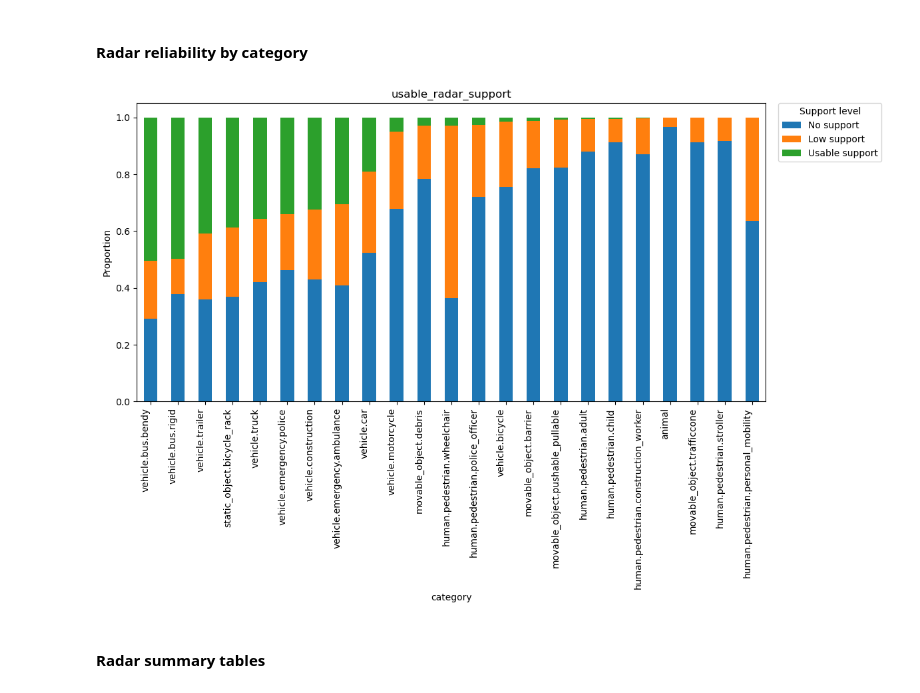
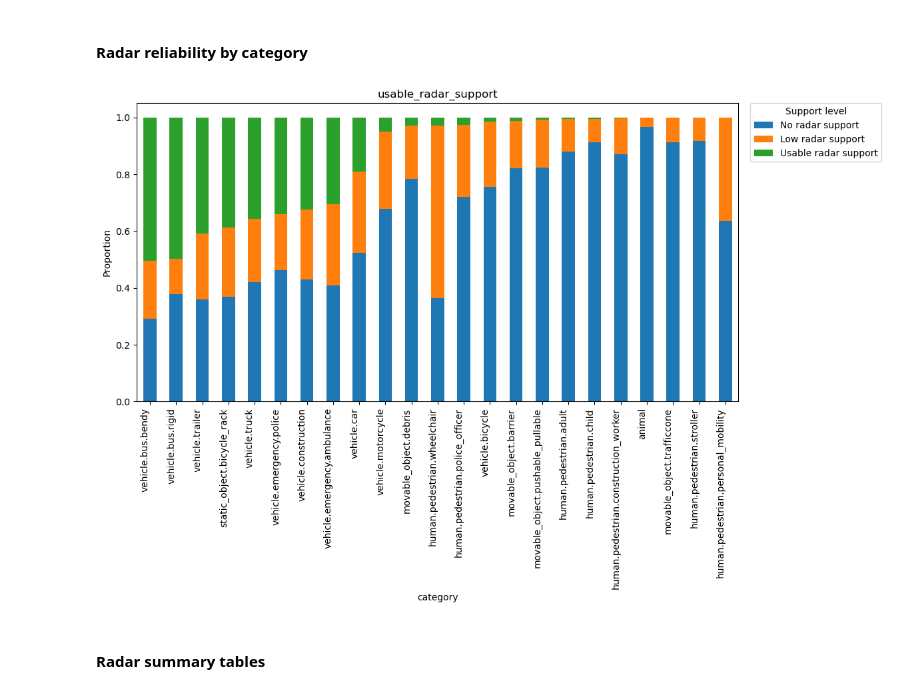
Before and after one commit to darkcyan-ugli-fruit/nuscenes-multimodal-learning, a Jupyter notebook: notebooks/00_EDA.ipynb, the cells around one changed output. Saved outputs shown, nothing was run; the diff lists cells and outputs as text; code cells hidden in the pictures.

Commit message:
nb 00: updated the camera features names

```diff
--- a/notebooks/00_EDA.ipynb
+++ b/notebooks/00_EDA.ipynb
@@ -886,15 +886,16 @@ features_df[
 q25: float = float(features_df["max_box_area_px"].quantile(0.25))
 q50: float = float(features_df["max_box_area_px"].quantile(0.50))
 
-features_df["weak_camera_view"] = features_df["max_box_area_px"] <= q25
-features_df["limited_camera_view"] = features_df["max_box_area_px"].between(
+features_df["no_camera_support"] = features_df["max_box_area_px"] <= q25
+features_df["low_camera_support"] = features_df["max_box_area_px"].between(
     q25,
     q50,
     inclusive="right",
 )
-features_df["good_camera_view"] = features_df["max_box_area_px"] > q50
 
-print(features_df["weak_camera_view"].value_counts())
-print(features_df["limited_camera_view"].value_counts())
-print(features_df["good_camera_view"].value_counts())
+features_df["usable_camera_support"] = features_df["max_box_area_px"] > q50
+
+print(features_df["no_camera_support"].value_counts())
+print(features_df["low_camera_support"].value_counts())
+print(features_df["usable_camera_support"].value_counts())
 # %% [output]
@@ -1823,27 +1824,27 @@ for flag, label in radar_flags.items():
 # %%
 radar_by_distance: pd.DataFrame = (
     eda_df.groupby("category_name")[
         ["no_radar_support", "low_radar_support", "usable_radar_support"]
     ]
     .mean()
     .rename(columns={
-        "no_radar_support": "No support",
-        "low_radar_support": "Low support",
-        "usable_radar_support": "Usable support",
+        "no_radar_support": radar_flags["no_radar_support"],
+        "low_radar_support": radar_flags["low_radar_support"],
+        "usable_radar_support": radar_flags["usable_radar_support"],
     })
-    .sort_values("Usable support", ascending=False)
+    .sort_values(radar_flags["usable_radar_support"], ascending=False)
 )
 
 plot_stacked_proportion_table(
     table=radar_by_distance,
     title="usable_radar_support",
     xlabel="category",
     figsize=(12, 8),
     rot=90,
     ha="right",
 )
 # %% [output]
-[figure, old version]
+[figure, new version]
 # %% [markdown]
 #### Radar summary tables
 # %%
```
Also changed, not shown: parts of 13 cells of this notebook.
